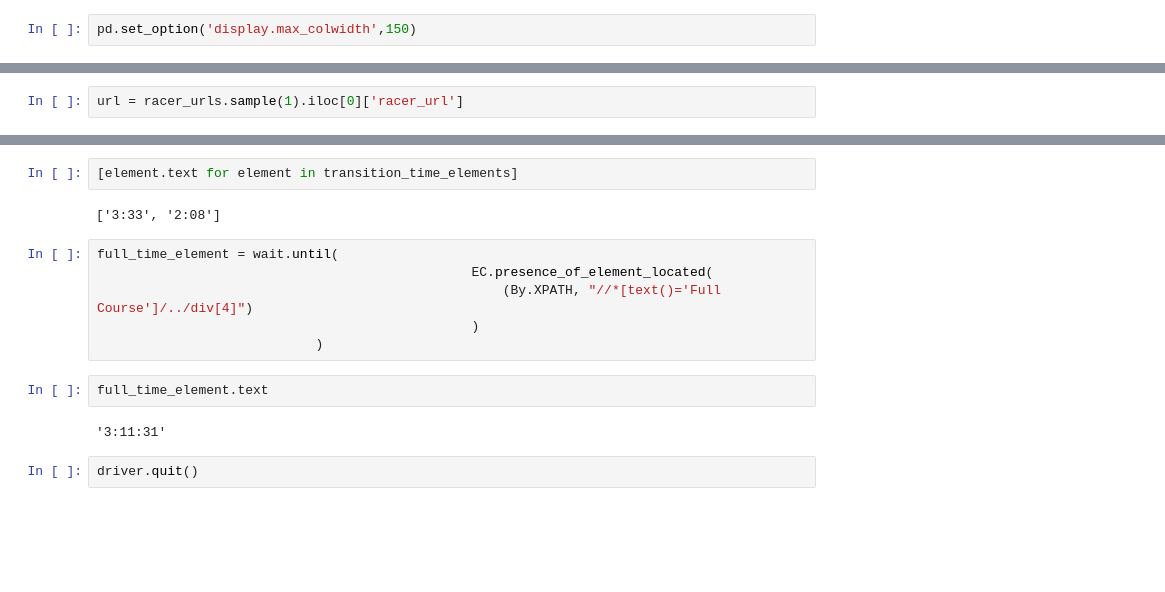
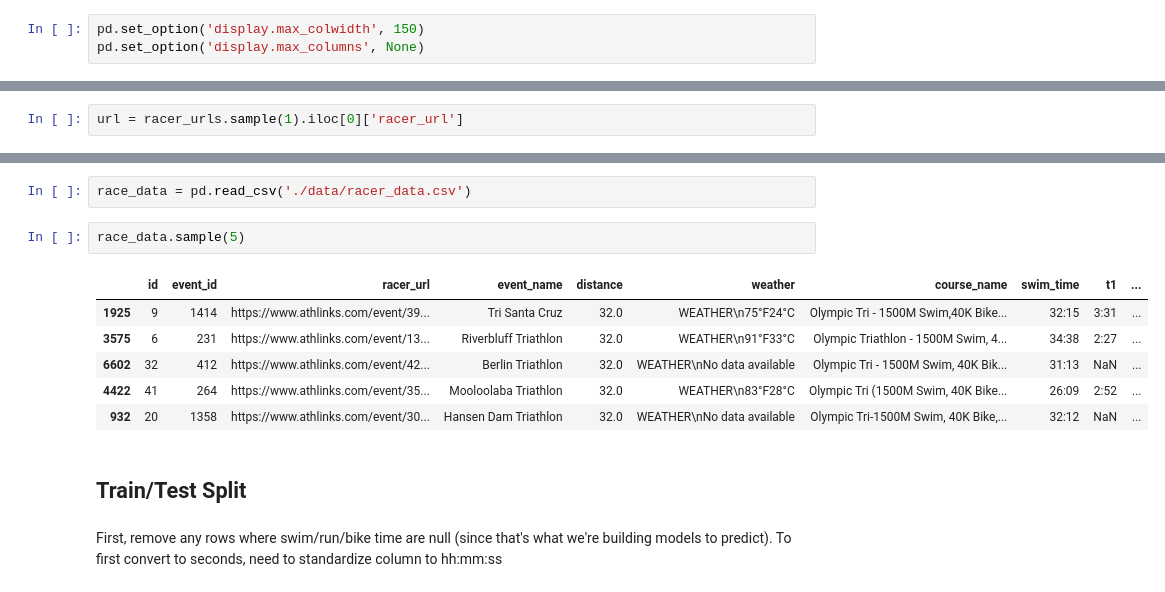
Before and after one commit to jgoffin/triathlon, a Jupyter notebook: triathlon.ipynb, the cells around one changed output, grey strips where cells are left out. Saved outputs shown, nothing was run; the diff lists cells and outputs as text; blank space fills up the shorter version.

```diff
--- a/triathlon.ipynb
+++ b/triathlon.ipynb
@@ -7,2 +26,3 @@ import random
 # %%
-pd.set_option('display.max_colwidth',150)
+pd.set_option('display.max_colwidth', 150)
+pd.set_option('display.max_columns', None)
@@ -141,16 +73,15 @@ transition_time_elements = wait.until(
-# %%
-[element.text for element in transition_time_elements]
-# %% [output]
-['3:33', '2:08']
-# %%
-full_time_element = wait.until(
-                                                EC.presence_of_element_located(
-                                                    (By.XPATH, "//*[text()='Full Course']/../div[4]")
-                                                )
-                            )
-# %%
-full_time_element.text
-# %% [output]
-'3:11:31'
-# %%
-driver.quit()
+# %%
+race_data = pd.read_csv('./data/racer_data.csv')
+# %%
+race_data.sample(5)
+# %% [output]
+|  | id | event_id | racer_url | event_name | distance | weather | course_name | swim_time | t1 | ... |
+| 1925 | 9 | 1414 | https://www.athlinks.com/event/39... | Tri Santa Cruz | 32.0 | WEATHER\n75°F24°C | Olympic Tri - 1500M Swim,40K Bike... | 32:15 | 3:31 | ... |
+| 3575 | 6 | 231 | https://www.athlinks.com/event/13... | Riverbluff Triathlon | 32.0 | WEATHER\n91°F33°C | Olympic Triathlon - 1500M Swim, 4... | 34:38 | 2:27 | ... |
+| 6602 | 32 | 412 | https://www.athlinks.com/event/42... | Berlin Triathlon | 32.0 | WEATHER\nNo data available | Olympic Tri - 1500M Swim, 40K Bik... | 31:13 | NaN | ... |
+| 4422 | 41 | 264 | https://www.athlinks.com/event/35... | Mooloolaba Triathlon | 32.0 | WEATHER\n83°F28°C | Olympic Tri (1500M Swim, 40K Bike... | 26:09 | 2:52 | ... |
+| 932 | 20 | 1358 | https://www.athlinks.com/event/30... | Hansen Dam Triathlon | 32.0 | WEATHER\nNo data available | Olympic Tri-1500M Swim, 40K Bike,... | 32:12 | NaN | ... |
+# %% [markdown]
+## Train/Test Split
+# %% [markdown]
+First, remove any rows where swim/run/bike time are null (since that's what we're building models to predict). To first convert to seconds, need to standardize column to hh:mm:ss
```
Also changed, not shown: parts of 80 cells of this notebook, 3 other files.
